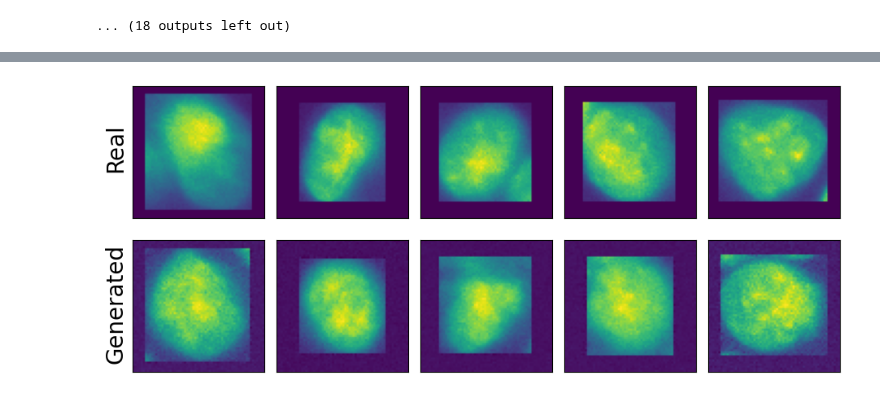
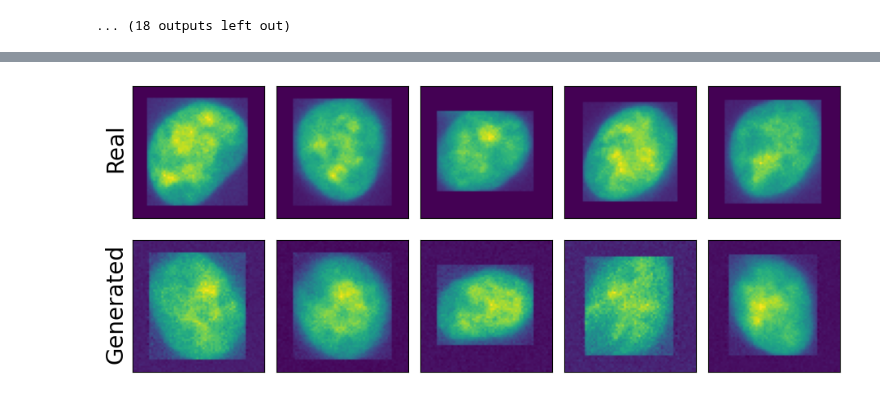
Before and after one commit to njwfish/DistributionEmbeddings, a Jupyter notebook: notebooks/ops_playground.ipynb, the cells around one changed output, grey strips where cells are left out. Cells and saved outputs as stored; diff of their text form; code cells hidden in the pictures.

```diff
--- a/notebooks/ops_playground.ipynb
+++ b/notebooks/ops_playground.ipynb
@@ -407,3 +320,5 @@ stacked_lat = np.stack([img_lats[k] for k in images_by_pert if k in emb])
+# %%
+heldout_perts = ['BIRC5', 'DONSON', 'UBE2I', 'RACGAP1', 'PCNA', 'RPA1', 'MAD2L1', 'RRM1']
 # %%
 import torch
 import matplotlib.pyplot as plt
@@ -508,9 +421,9 @@ pert = 'ALG1L'
+# %%
+pert = heldout_perts[4]
 # %%
-pert_image = torch.tensor(images_by_pert[pert][:, :, 20:-20, 20:-20])
-# pert_recon = torch.tensor(recons_by_pert[pert][0].reshape(100, 2, 64, 64)[20:])
+pert_image = torch.tensor(proc_by_pert[pert][0])
 pert_recon = torch.tensor(recons_by_pert[pert][0])
-# pert_recon = apply_border_mask_vectorized(pert_recon, fast_batch_edge_widths(pert_recon, threshold=-0.935))
 
 show_real_and_generated_grid(pert_image, pert_recon)
 # %% [output]
-[figure, old version]
+[figure, new version]
```
Also changed, not shown: parts of 27 cells of this notebook, 1 other file.
